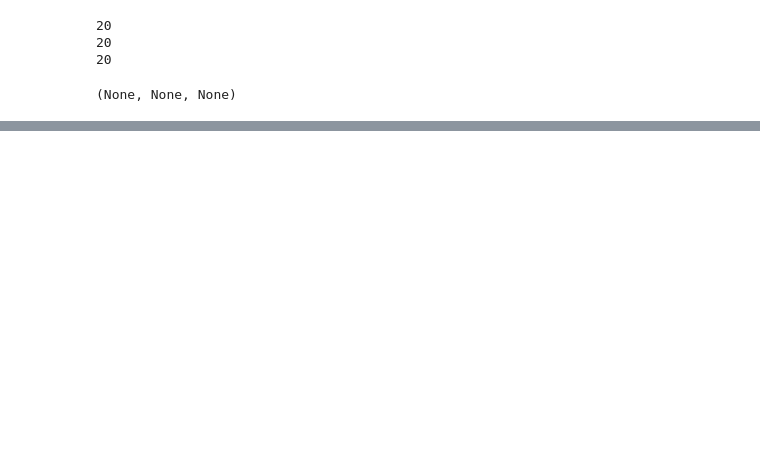
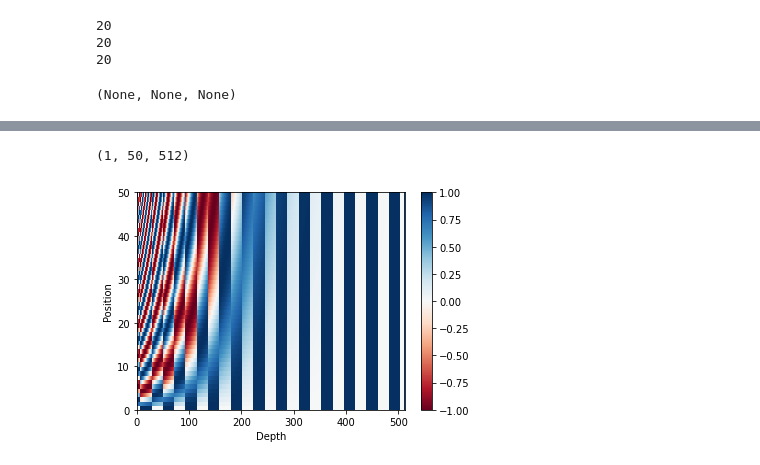
Before and after one commit to jaekyoungkim/tensor2ml_NLP, a Jupyter notebook: 텐서플로와_머신러닝으로_시작하는_자연어처리(ch6).ipynb, the cells around one changed output, grey strips where cells are left out. Cells and saved outputs as stored; diff of their text form; code cells hidden in the pictures; blank space fills up the shorter version.

```diff
--- a/텐서플로와_머신러닝으로_시작하는_자연어처리(ch6).ipynb
+++ b/텐서플로와_머신러닝으로_시작하는_자연어처리(ch6).ipynb
@@ -813,0 +1434,34 @@ class Decoder(tf.keras.layers.Layer):
+# %%
+# Position encoding
+# 두개의 수식으로 나뉨,
+# 1. 인덱스가 짝수인 경우 사인 함수값을 할당
+# 2. 인덱스가 홀수인 경우 코사인 함수값을 할당
+# 사인함수과 코사인 함수는 위치에 따라 피처 차원 인덱스에 각자 위치 정보를 달리 주고자 하는 의도가짐
+
+# pos/10000 2i/dim을 계산하는 함수
+def get_angles(pos, i, d_model):
+  angle_rates  = 1/np.power(10000,(2+i)/np.float32(d_model))
+  return pos*angle_rates
+
+def positional_encoding(position, d_model):
+  angle_rads = get_angles(np.arange(position)[:, np.newaxis], np.arange(d_model)[np.newaxis,:], d_model)
+  # np.newaxis : 새로운 차원을 만드는 역할을 함, newaxis를 인덱스칸에 추가하면 새로운 차원을 만들게된다.
+  # 새로운 차원을 만들면 [배치차원 x 시퀀스차원 x 피처차원]으로 구성됨
+  angle_rads[:,0::2] = np.sin(angle_rads[:, 0::2]) # 짝수에 대해서는 sin
+  angle_rads[:,1::2] = np.cos(angle_rads[:, 1::2]) # 홀수에 대해서는 cos
+
+  pos_encoding = angle_rads[np.newaxis, ...]
+  return tf.cast(pos_encoding, dtype = tf.float32) # tf.cast로 상수로 만든다
+# %%
+pos_encoding = positional_encoding(50, 512)
+print (pos_encoding.shape)
+
+plt.pcolormesh(pos_encoding[0], cmap='RdBu')
+plt.xlabel('Depth')
+plt.xlim((0, 512))
+plt.ylabel('Position')
+plt.colorbar()
+plt.show()
+# %% [output]
+(1, 50, 512)
+[figure, added]
```
Also changed, not shown: parts of 90 cells of this notebook.
